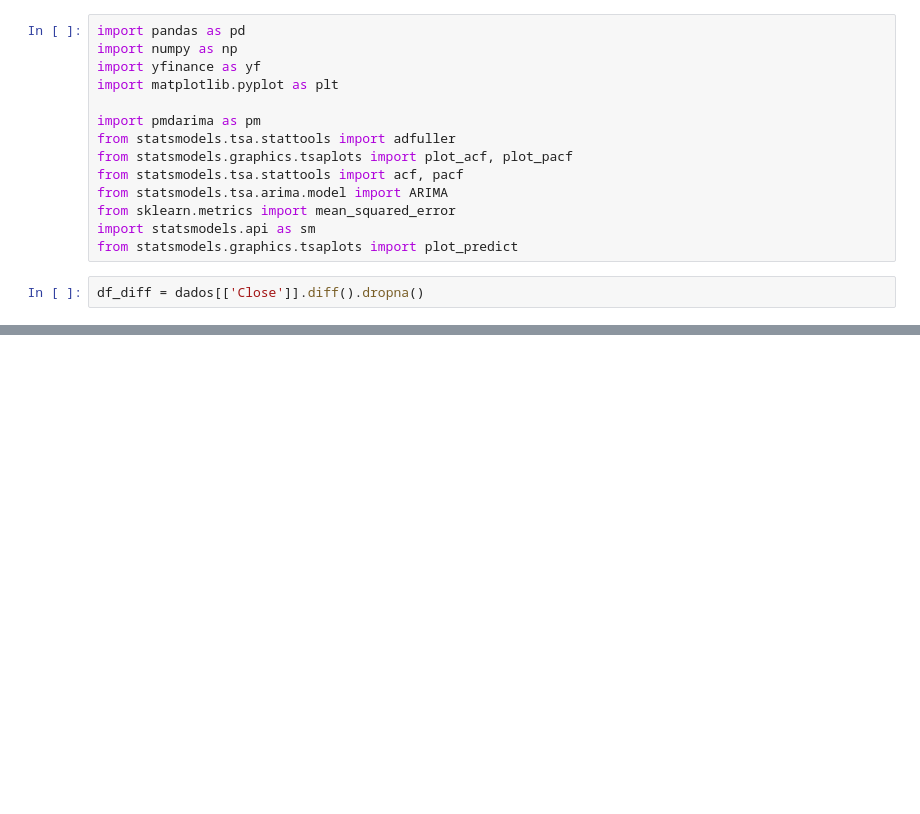
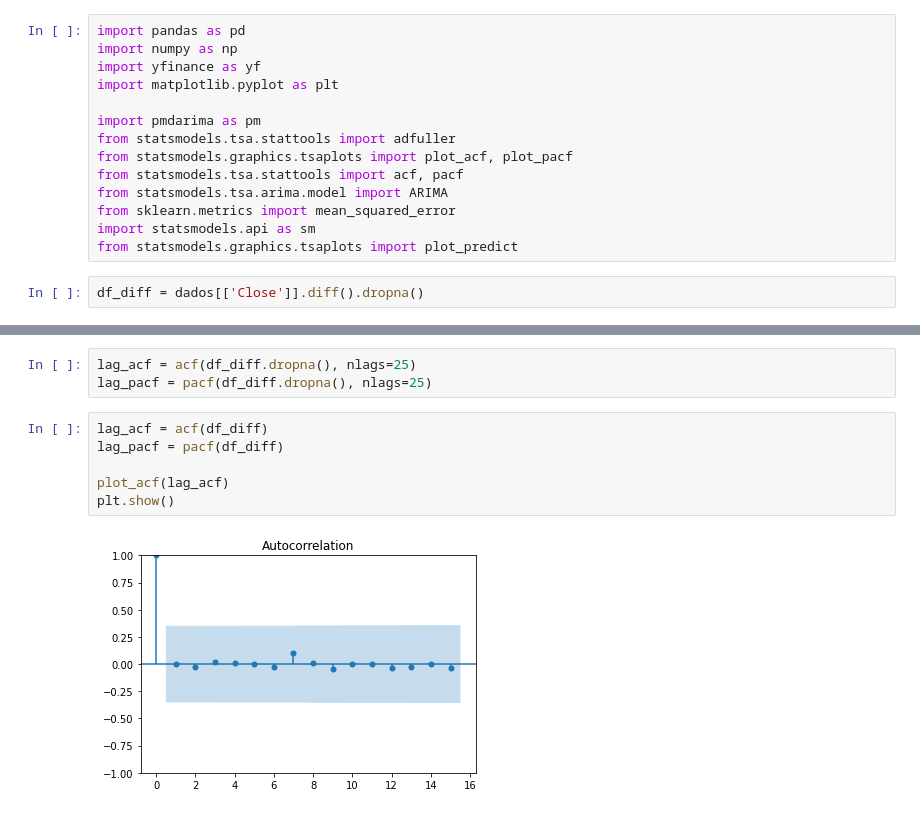
Before and after one commit to tcc-previsao-energia/ml-models, a Jupyter notebook: tcc/tendencia-nikolas.ipynb, the cells around one changed output, grey strips where cells are left out. Drawn from its saved outputs; the diff is of its cells as text; blank space fills up the shorter version.

```diff
--- a/tcc/tendencia-nikolas.ipynb
+++ b/tcc/tendencia-nikolas.ipynb
@@ -111,0 +91,11 @@ plt.show()
+# %%
+lag_acf = acf(df_diff.dropna(), nlags=25)
+lag_pacf = pacf(df_diff.dropna(), nlags=25)
+# %%
+lag_acf = acf(df_diff)
+lag_pacf = pacf(df_diff)
+
+plot_acf(lag_acf)
+plt.show()
+# %% [output]
+[figure, added]
```
Also changed, not shown: parts of 11 cells of this notebook.
